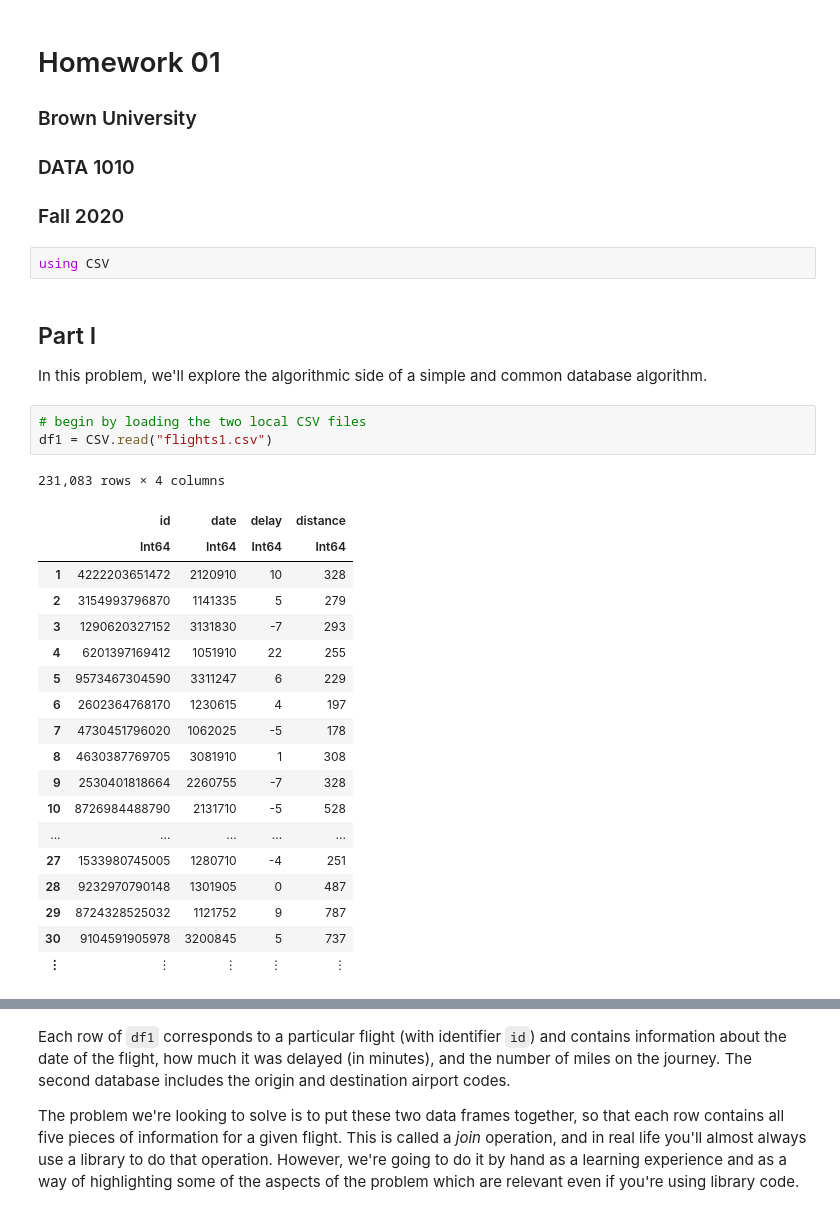
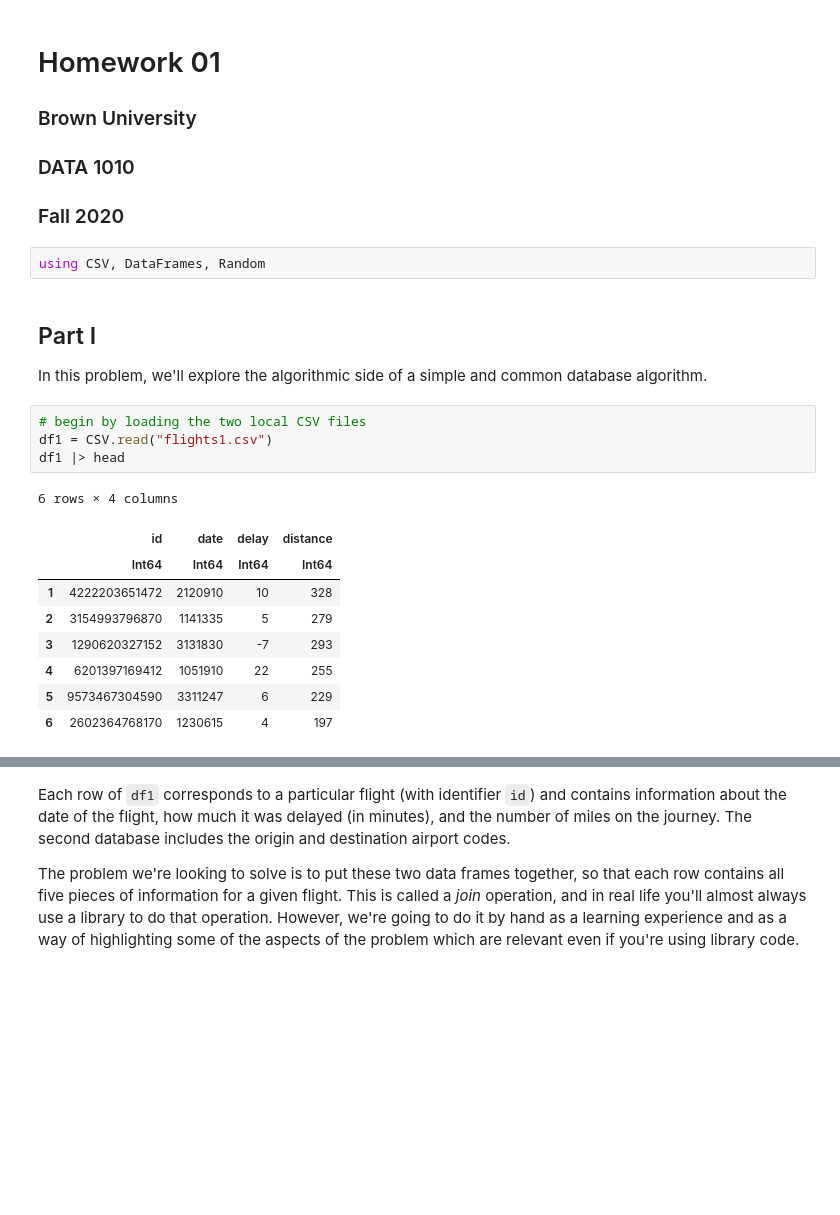
Before and after one commit to snowdj/problem-sets, a Jupyter notebook: homework/hw01/data1010-hw-01.ipynb, the cells around one changed output, grey strips where cells are left out. Drawn from its saved outputs; the diff is of its cells as text; blank space fills up the shorter version.

```diff
--- a/homework/hw01/data1010-hw-01.ipynb
+++ b/homework/hw01/data1010-hw-01.ipynb
@@ -5,7 +5,7 @@
 ### DATA 1010
 ### Fall 2020
 # %%
-using CSV
+using CSV, DataFrames, Random
 # %% [markdown]
 ## Part I
 
@@ -13,23 +13,14 @@ In this problem, we'll explore the algorithmic side of a simple and common datab
 # %%
 # begin by loading the two local CSV files
 df1 = CSV.read("flights1.csv")
+df1 |> head
 # %% [output]
-231,083 rows × 4 columns
+6 rows × 4 columns
 |  | id | date | delay | distance |
 |  | Int64 | Int64 | Int64 | Int64 |
 | 1 | 4222203651472 | 2120910 | 10 | 328 |
 | 2 | 3154993796870 | 1141335 | 5 | 279 |
 | 3 | 1290620327152 | 3131830 | -7 | 293 |
 | 4 | 6201397169412 | 1051910 | 22 | 255 |
 | 5 | 9573467304590 | 3311247 | 6 | 229 |
 | 6 | 2602364768170 | 1230615 | 4 | 197 |
-| 7 | 4730451796020 | 1062025 | -5 | 178 |
-| 8 | 4630387769705 | 3081910 | 1 | 308 |
-| 9 | 2530401818664 | 2260755 | -7 | 328 |
-| 10 | 8726984488790 | 2131710 | -5 | 528 |
-| ... | ... | ... | ... | ... |
-| 27 | 1533980745005 | 1280710 | -4 | 251 |
-| 28 | 9232970790148 | 1301905 | 0 | 487 |
-| 29 | 8724328525032 | 1121752 | 9 | 787 |
-| 30 | 9104591905978 | 3200845 | 5 | 737 |
-| ⋮ | ⋮ | ⋮ | ⋮ | ⋮ |
```
Also changed, not shown: parts of 15 cells of this notebook, 4 other files.
